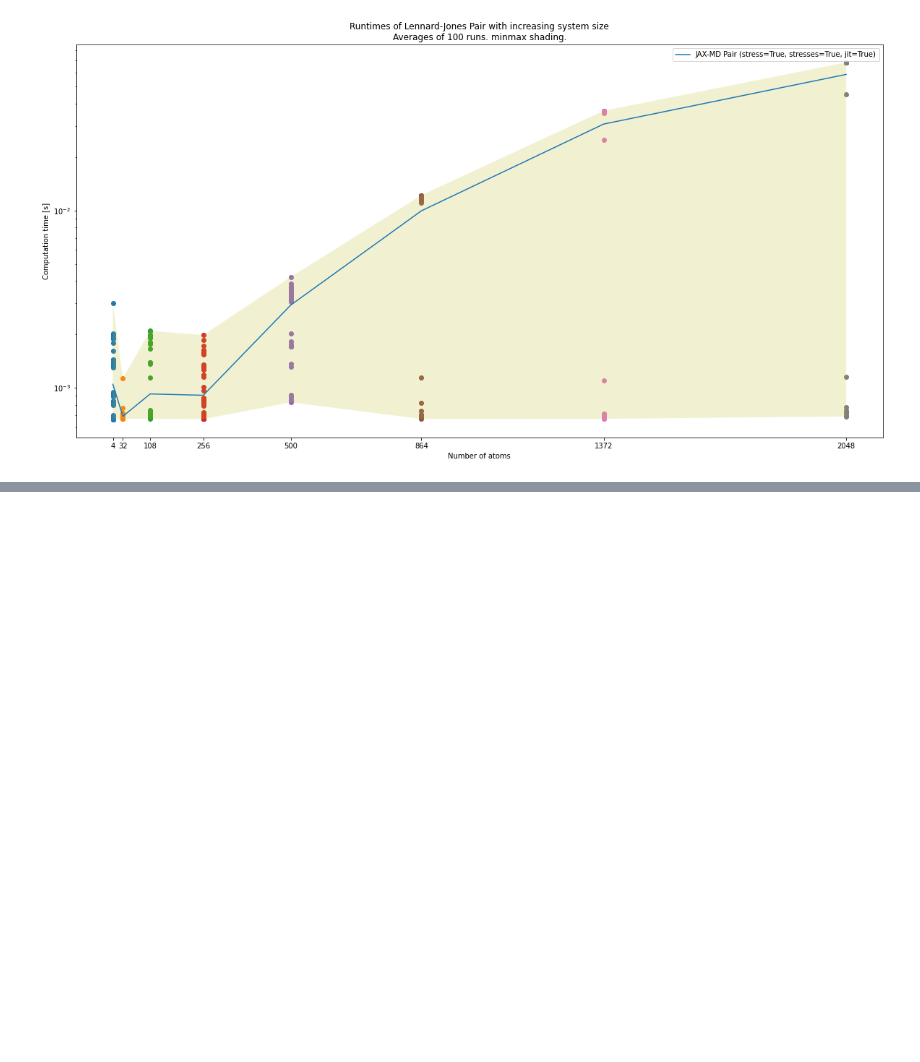
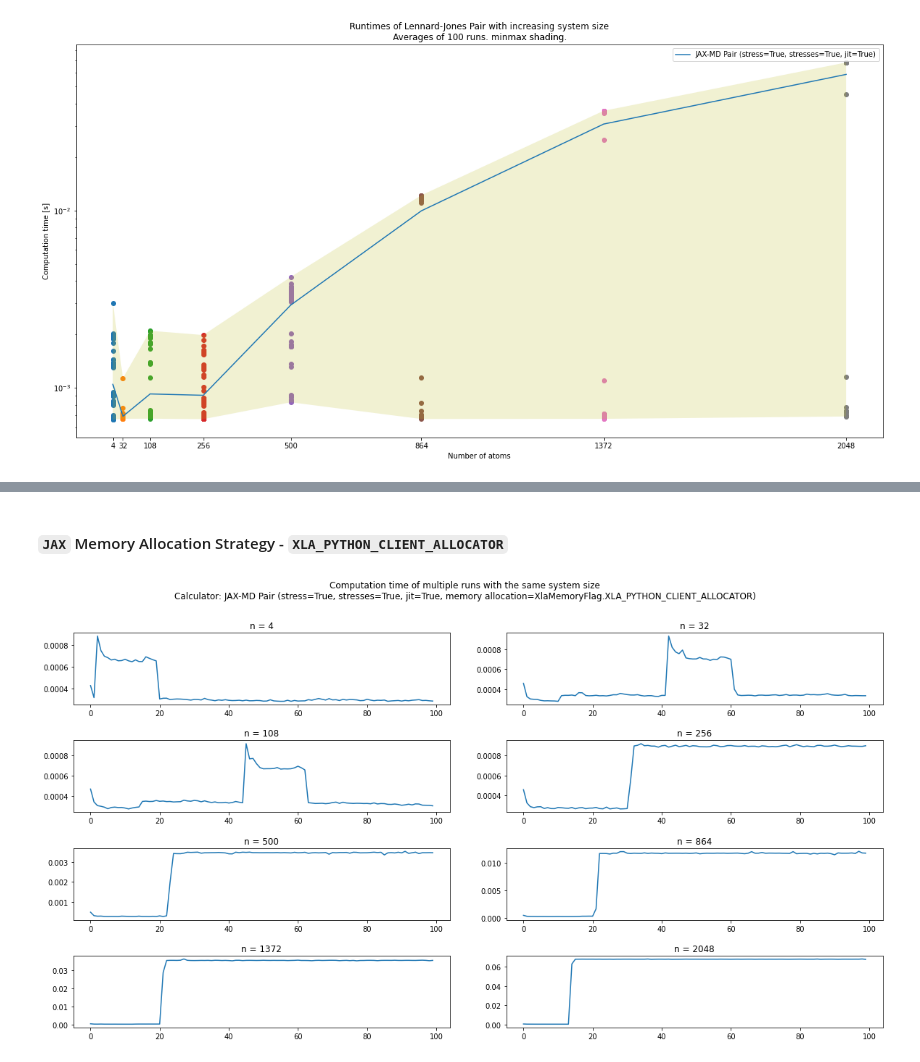
Before and after one commit to fabiannagel/gknet-benchmarks, a Jupyter notebook: misc/Result visualizations.ipynb, the cells around one changed output, grey strips where cells are left out. Cells and saved outputs as stored; diff of their text form; code cells hidden in the pictures; blank space fills up the shorter version.

```diff
--- a/misc/Result visualizations.ipynb
+++ b/misc/Result visualizations.ipynb
@@ -103,0 +97,7 @@ yep
+# %% [markdown]
+#### `JAX` Memory Allocation Strategy - `XLA_PYTHON_CLIENT_ALLOCATOR`
+# %%
+default_allocation_results = list(filter(lambda r: r.calculator.memory_allocation_mode == XlaMemoryFlag.XLA_PYTHON_CLIENT_ALLOCATOR, single_calculator_results))
+plot_runtime_variances(default_allocation_results)
+# %% [output]
+[figure, added]
```
Also changed, not shown: parts of 9 cells of this notebook, 6 other files.
